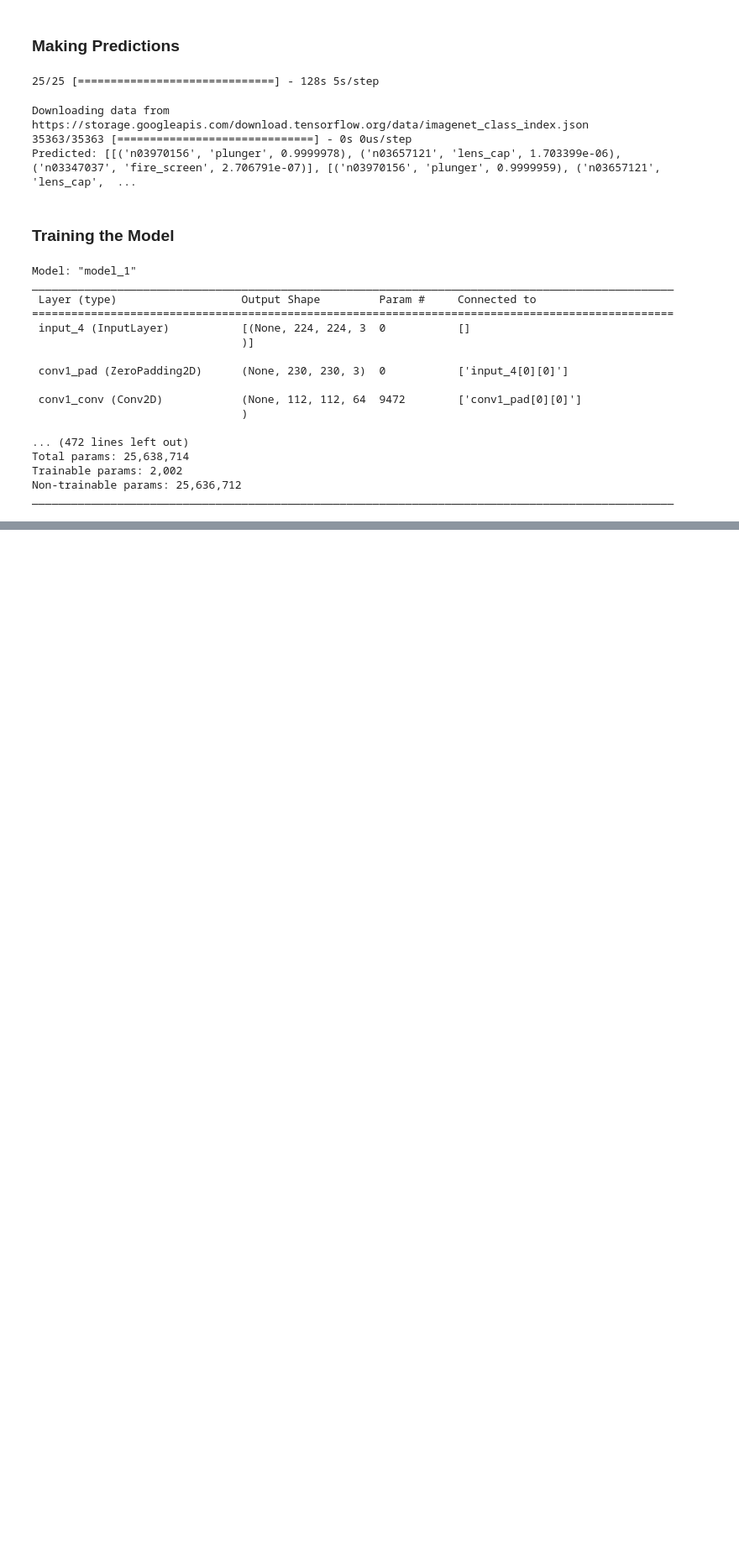
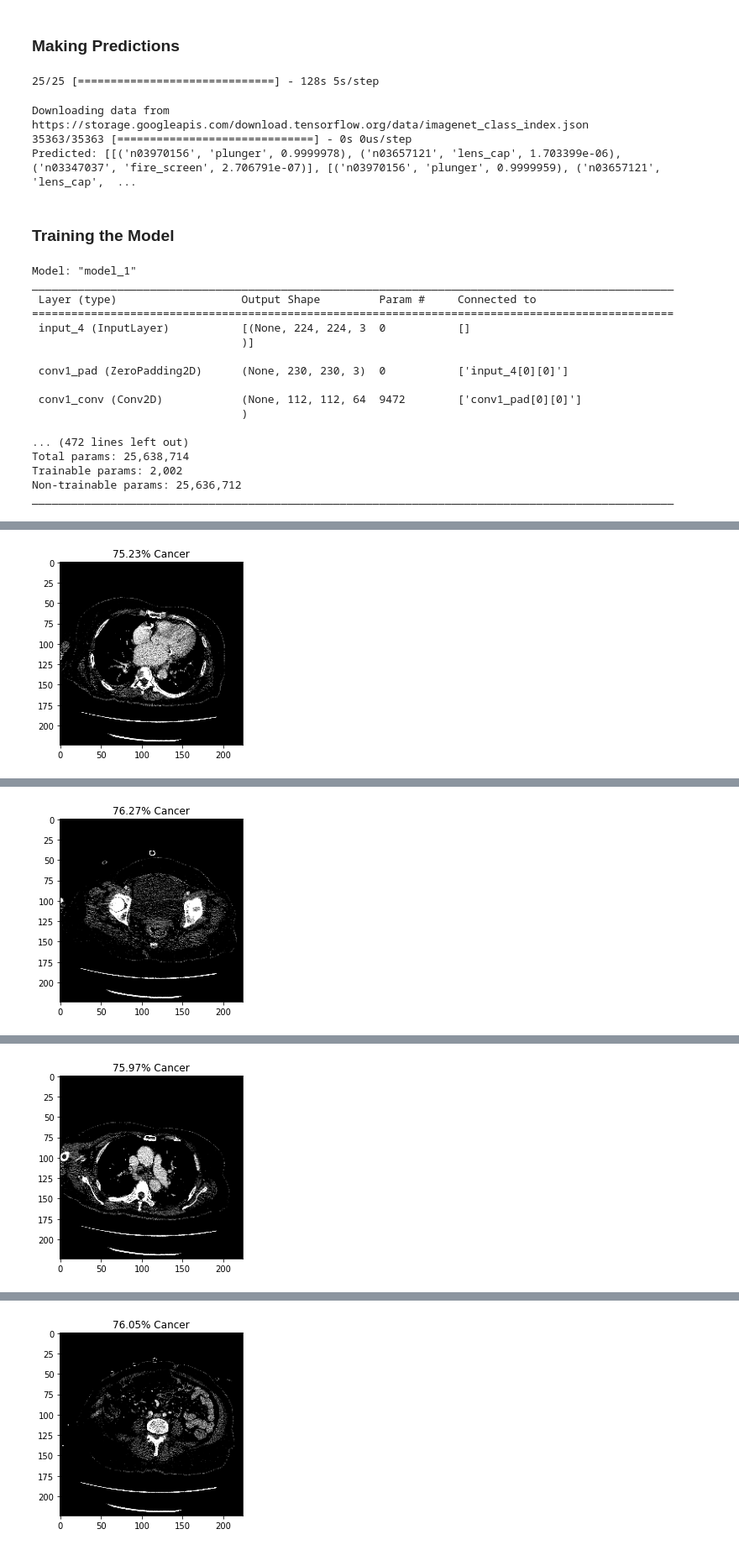
Before and after one commit to crebello711/Project_4, a Jupyter notebook: RESNET_machine_learning.ipynb, the cells around one changed output, grey strips where cells are left out. Shown at 84% size. Cells and saved outputs as stored; diff of their text form; code cells hidden in the pictures; blank space fills up the shorter version.

Commit message:
adding h5 files and updating RESNET notebook

```diff
--- a/RESNET_machine_learning.ipynb
+++ b/RESNET_machine_learning.ipynb
@@ -557,0 +570,3 @@ KeyboardInterrupt: ignored
+# %%
+# Load saved model
+model = load_model('resnet_ct.h5')
@@ -557,0 +575,2 @@ KeyboardInterrupt: ignored
+# %%
+y_pred = model.predict(X_test, batch_size=batch_size)
@@ -557,0 +605,10 @@ KeyboardInterrupt: ignored
+# %%
+prediction=y_pred[115:125]
+for index, probability in enumerate(prediction):
+  if probability[1] > 0.5:
+        plt.title('%.2f' % (probability[1]*100) + '% COVID')
+  else:
+        plt.title('%.2f' % ((1-probability[1])*100) + '% Cancer')
+  plt.imshow(X_test[index])
+  plt.show()
+# %% [output]
@@ -557,0 +616 @@ KeyboardInterrupt: ignored
+[figure, added]
@@ -557,0 +618 @@ KeyboardInterrupt: ignored
+[figure, added]
@@ -557,0 +620 @@ KeyboardInterrupt: ignored
+[figure, added]
@@ -557,0 +622 @@ KeyboardInterrupt: ignored
+[figure, added]
```
Also changed, not shown: parts of 12 cells of this notebook, 2 other files.
